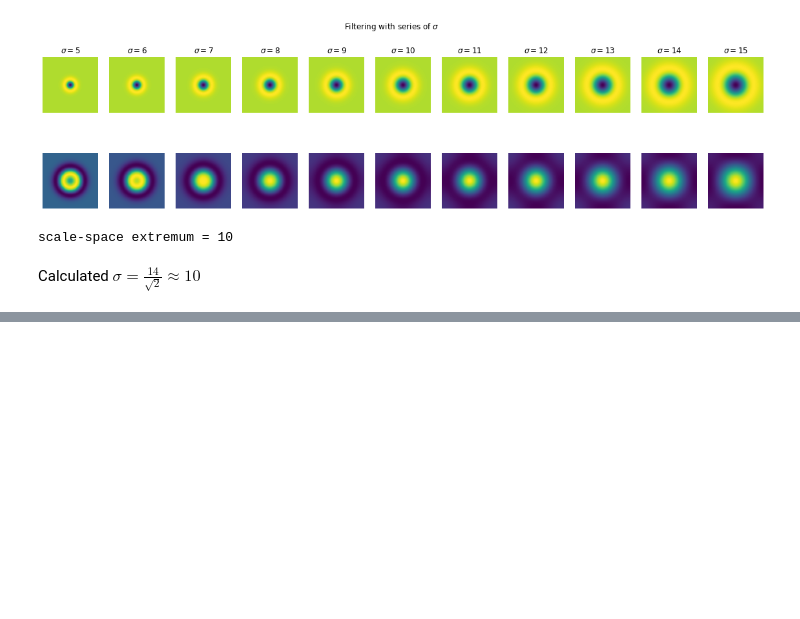
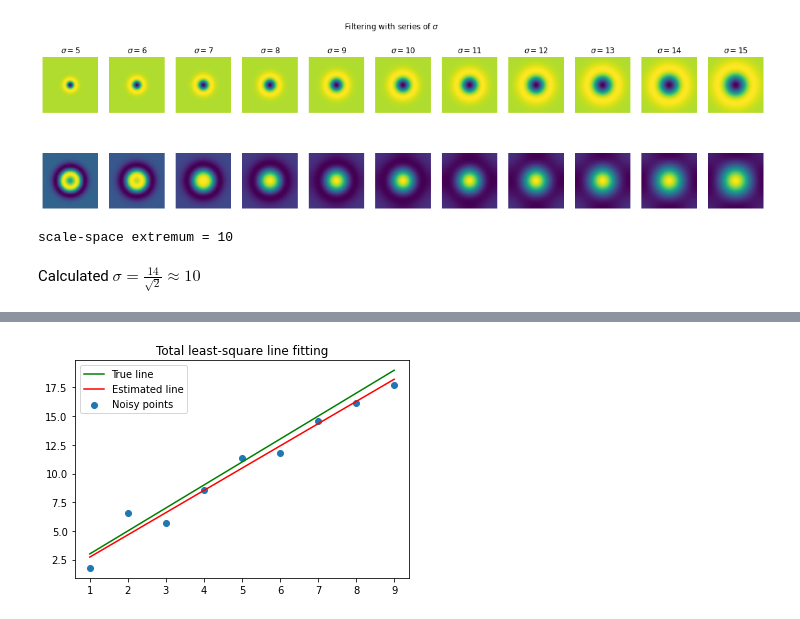
Before and after one commit to GevinduGanganath/EN2550, a Jupyter notebook: Week 5/190610E.ipynb, the cells around one changed output, grey strips where cells are left out. Saved outputs shown, nothing was run; the diff lists cells and outputs as text; code cells hidden in the pictures; blank space fills up the shorter version.

```diff
--- a/Week 5/190610E.ipynb
+++ b/Week 5/190610E.ipynb
@@ -99,0 +104,29 @@ plt.show()
+# %%
+m, c = 2, 1
+x = np.arange(1, 10, 1)
+n = 2.*np.random.randn(len(x))
+o = np.zeros(x.shape)
+# o[-1] = 20
+y = m*x + c + n + o
+
+u11 = np.sum((x-np.mean(x))**2)
+u12 = np.sum((x-np.mean(x))*(y-np.mean(y)))
+u21 = u12
+u22 = np.sum((y-np.mean(y))**2)
+
+U = np.array(((u11, u12), (u21, u22)))
+W, V = np.linalg.eig(U)
+ev_of_smallest_ef = V[:, np.argmin(W)]
+a, b = ev_of_smallest_ef[0], ev_of_smallest_ef[1]
+d = a*np.mean(x) + b*np.mean(y)
+
+mstar, cstar = -a/b, d/b
+
+plt.plot((x[0], x[-1]), (m*x[0]+c, m*x[-1]+c), 'g', label="True line")
+plt.plot((x[0], x[-1]), (mstar*x[0]+cstar, mstar*x[-1]+cstar), 'r', label="Estimated line")
+plt.scatter(x, y, label='Noisy points')
+plt.legend(loc='best')
+plt.title("Total least-square line fitting")
+plt.show()
+# %% [output]
+[figure, added]
```
Also changed, not shown: parts of 4 cells of this notebook, 7 other files.
